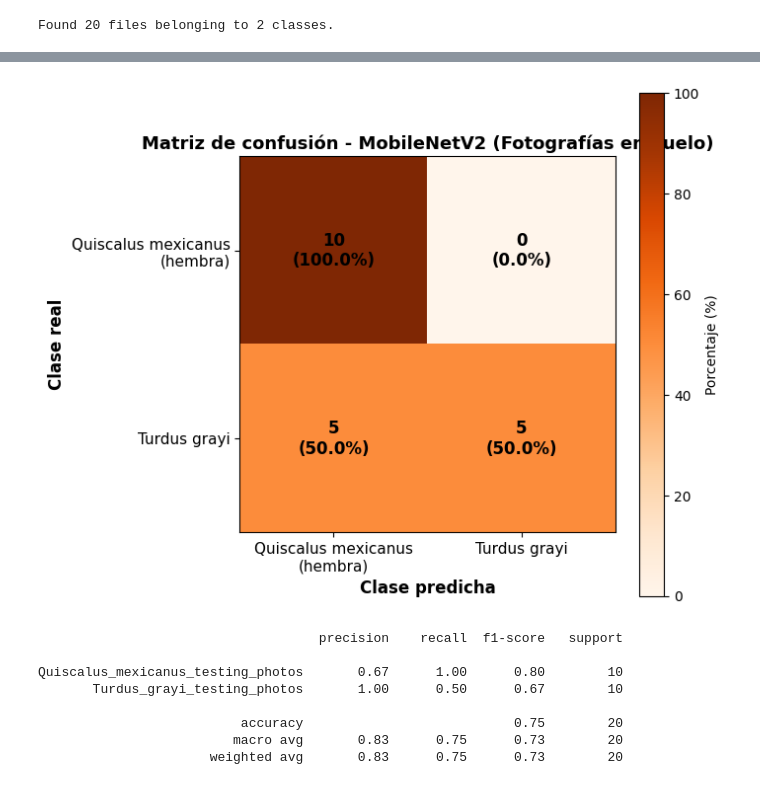
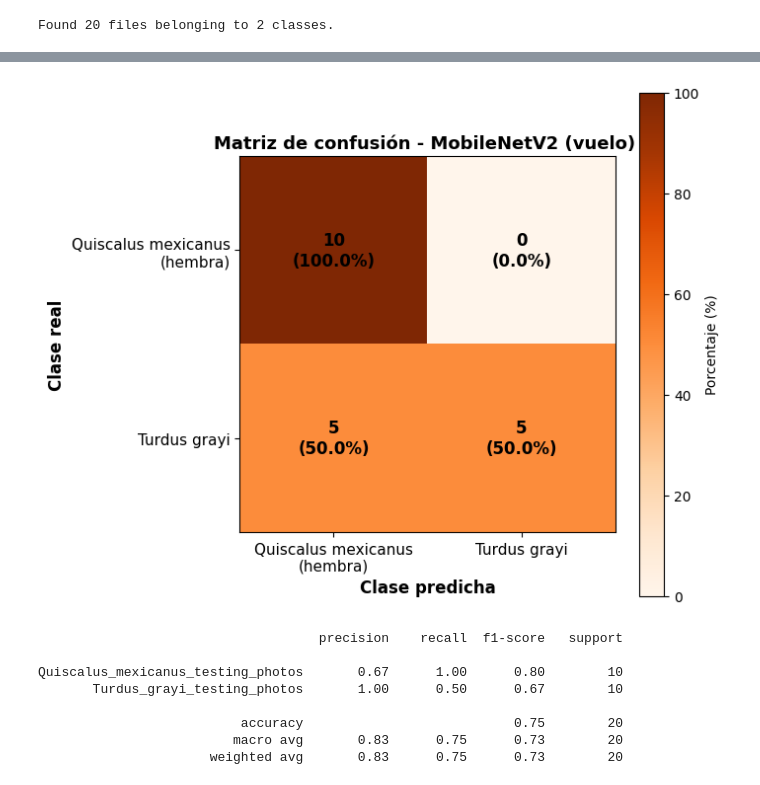
Before and after one commit to MarioRojasV/CNN_Models_Comparison_Bird_Classification, a Jupyter notebook: src/mobilenetv2_model/MobileNetV2_Birds_COMPDES_2026_Testing.ipynb, the cells around one changed output, grey strips where cells are left out. Drawn from its saved outputs; the diff is of its cells as text; code cells hidden in the pictures.

```diff
--- a/src/mobilenetv2_model/MobileNetV2_Birds_COMPDES_2026_Testing.ipynb
+++ b/src/mobilenetv2_model/MobileNetV2_Birds_COMPDES_2026_Testing.ipynb
@@ -181,14 +181,14 @@ Test loss (MobileNetV2, Flying Photos): 0.5267198085784912
 # %%
 cm_flying = graficar_matriz_confusion(
     y_true_flying, y_pred_flying, DISPLAY_LABELS,
-    "Matriz de confusión - MobileNetV2 (Fotografías en vuelo)",
+    "Matriz de confusión - MobileNetV2 (vuelo) ",
     RESULTS_PATH + "/Matriz_Confusion_MobileNetV2_Flying.png",
     en_porcentaje=True
 )
 
 print(classification_report(y_true_flying, y_pred_flying, target_names=class_names))
 # %% [output]
-[figure, old version]
+[figure, new version]
                                     precision    recall  f1-score   support
 
 Quiscalus_mexicanus_testing_photos       0.67      1.00      0.80        10
```
Also changed, not shown: parts of 6 cells of this notebook.
